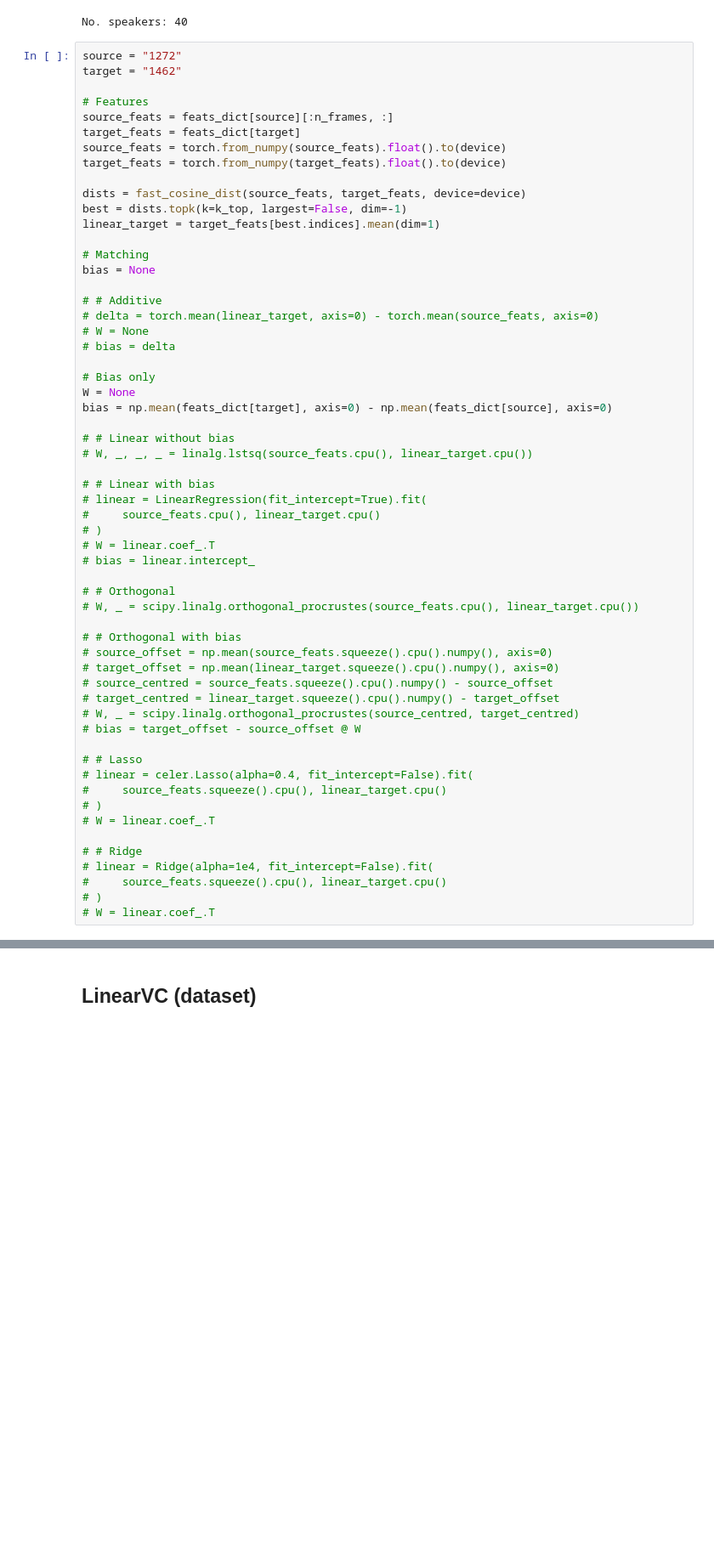
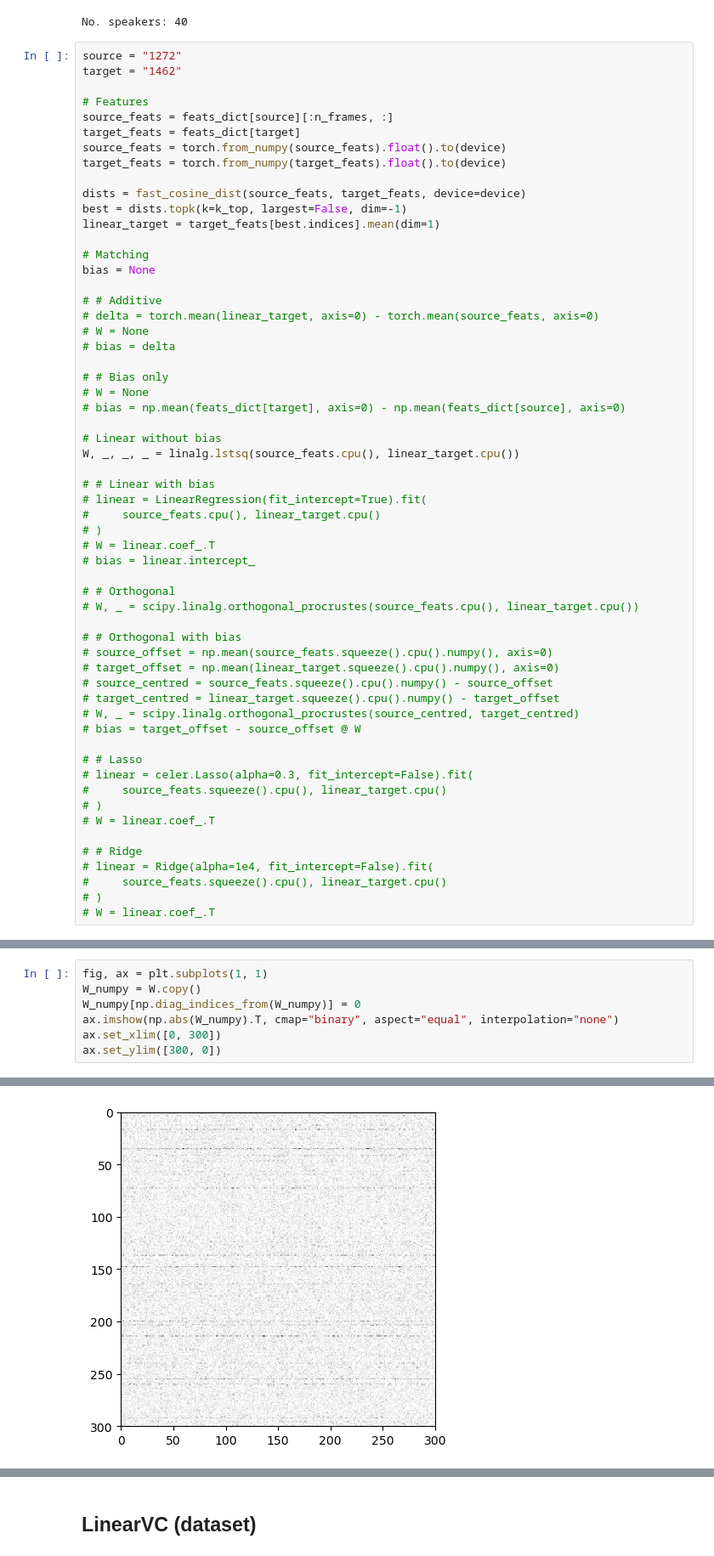
Before and after one commit to kamperh/linearvc, a Jupyter notebook: experiments_libri.ipynb, the cells around one changed output, grey strips where cells are left out. Shown at 85% size. Saved outputs shown, nothing was run; the diff lists cells and outputs as text; blank space fills up the shorter version.

```diff
--- a/experiments_libri.ipynb
+++ b/experiments_libri.ipynb
@@ -75,12 +77,12 @@ bias = None
 # W = None
 # bias = delta
 
-# Bias only
-W = None
-bias = np.mean(feats_dict[target], axis=0) - np.mean(feats_dict[source], axis=0)
+# # Bias only
+# W = None
+# bias = np.mean(feats_dict[target], axis=0) - np.mean(feats_dict[source], axis=0)
 
-# # Linear without bias
-# W, _, _, _ = linalg.lstsq(source_feats.cpu(), linear_target.cpu())
+# Linear without bias
+W, _, _, _ = linalg.lstsq(source_feats.cpu(), linear_target.cpu())
 
 # # Linear with bias
 # linear = LinearRegression(fit_intercept=True).fit(
@@ -101,7 +103,7 @@ bias = np.mean(feats_dict[target], axis=0) - np.mean(feats_dict[source], axis=0)
 # bias = target_offset - source_offset @ W
 
 # # Lasso
-# linear = celer.Lasso(alpha=0.4, fit_intercept=False).fit(
+# linear = celer.Lasso(alpha=0.3, fit_intercept=False).fit(
 #     source_feats.squeeze().cpu(), linear_target.cpu()
 # )
 # W = linear.coef_.T
@@ -155,3 +158,11 @@ with torch.inference_mode():
 display.Audio(wav_hat.squeeze().cpu(), rate=16000)
 # %% [output]
 [interactive output not drawn]
+# %%
+fig, ax = plt.subplots(1, 1)
+W_numpy = W.copy()
+W_numpy[np.diag_indices_from(W_numpy)] = 0
+ax.imshow(np.abs(W_numpy).T, cmap="binary", aspect="equal", interpolation="none")
+ax.set_xlim([0, 300])
+ax.set_ylim([300, 0])
+# %% [output]
@@ -158,3 +170,4 @@ display.Audio(wav_hat.squeeze().cpu(), rate=16000)
+[figure, added]
 # %%
 # Matrix properties
 tol = 1e-4
```
Also changed, not shown: parts of 12 cells of this notebook, 2 other files.
